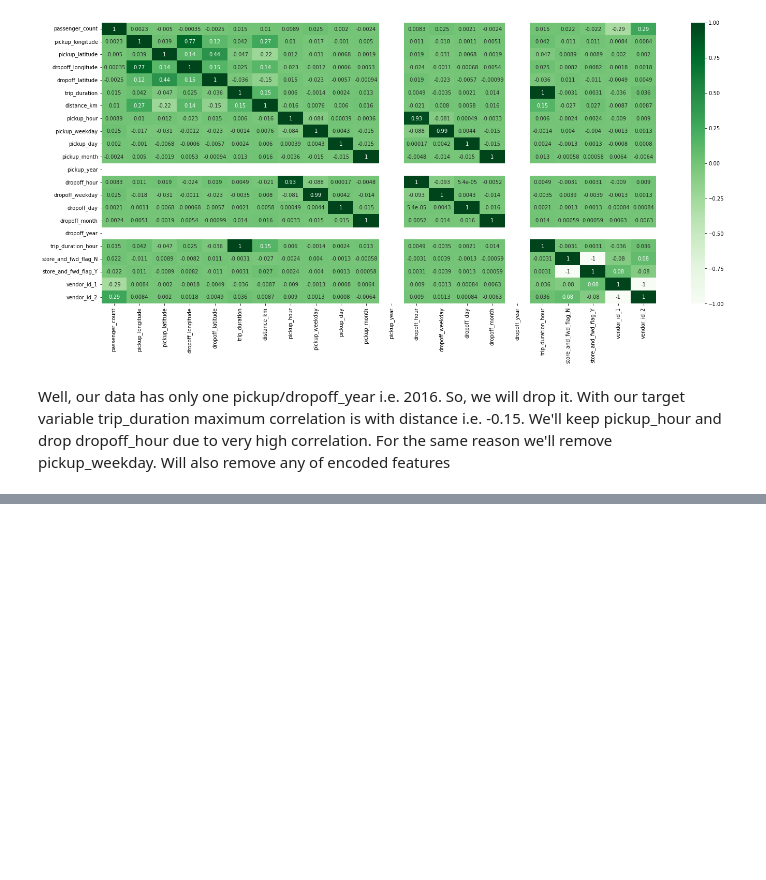
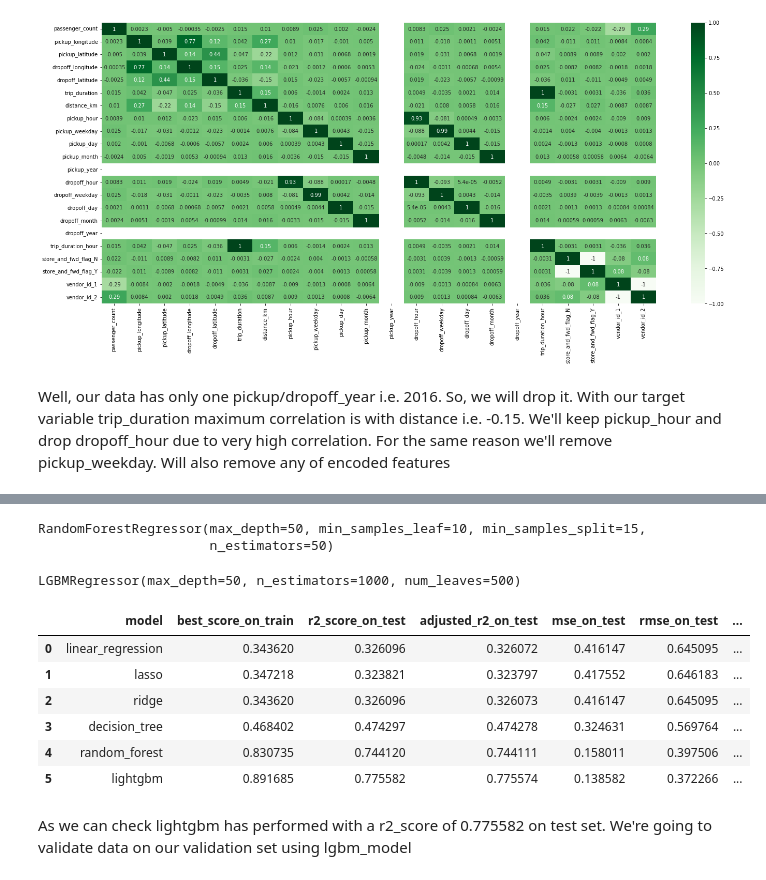
Before and after one commit to Shivraj285/NYC-Taxi-Trip-Time-Prediction, a Jupyter notebook: NYC_Taxi_Trip_Time_Prediction_Capstone_Project.ipynb, the cells around one changed output, grey strips where cells are left out. Cells and saved outputs as stored; diff of their text form; code cells hidden in the pictures; blank space fills up the shorter version.

```diff
--- a/NYC_Taxi_Trip_Time_Prediction_Capstone_Project.ipynb
+++ b/NYC_Taxi_Trip_Time_Prediction_Capstone_Project.ipynb
@@ -412,0 +591,24 @@ Well, our data has only one pickup/dropoff_year i.e. 2016. So, we will drop it.
+# %%
+from sklearn.ensemble import RandomForestRegressor
+from sklearn.model_selection import RandomizedSearchCV
+
+# config = {
+#     'max_depth': [50, 60, 70],
+#     'min_samples_leaf': [5, 10, 15],
+#     'min_samples_split': [5, 10, 15],
+#     'n_estimators': [10, 50]
+# }
+
+# Running RandomizedSearchCV for RandomForestRegressor with 10x2, 20 fit causing
+# colab memory to crash everytime. So commented this out
+# rs =  RandomizedSearchCV(RandomForestRegressor(), config, cv=2, return_train_score=False, n_jobs=-1, verbose=10)
+# rs.fit(X_train, y_train)
+
+# This should be completed within 10 minutes on colab, have seperatedly tested hyperparameters
+# in local system, these params somehow performs significantly better, we would still go for lightbgm
+# executed within 10 min
+randomForest_model = RandomForestRegressor(n_estimators=50, min_samples_leaf=10, min_samples_split=15, max_features='auto', max_depth=50, bootstrap=True)
+randomForest_model.fit(X_train, y_train)
+# %% [output]
+RandomForestRegressor(max_depth=50, min_samples_leaf=10, min_samples_split=15,
+                      n_estimators=50)
@@ -412,0 +634,51 @@ Well, our data has only one pickup/dropoff_year i.e. 2016. So, we will drop it.
+# %%
+from lightgbm import LGBMRegressor
+
+# though lightbgm won't eat up memory, but 10x2 fits is
+# taking more than 25 minutes
+# config = {
+#     'max_depth': [20, 50, 75],
+#     'num_leaves': [100, 500, 1000],
+#     'n_estimators': [100, 500, 1000]
+# }
+
+# rs_lgbm =  RandomizedSearchCV(LGBMRegressor(objective='regression'), config, cv=2, return_train_score=False, n_jobs=-1, verbose=10)
+# rs_lgbm.fit(X_train, y_train)
+
+# I've run it and found the {'max_depth': 50, 'n_estimators': 1000, 'num_leaves': 500} to be best params
+lgbm_model = LGBMRegressor(max_depth=50, n_estimators=1000, num_leaves=500)
+lgbm_model.fit(X_train, y_train)
+# %% [output]
+LGBMRegressor(max_depth=50, n_estimators=1000, num_leaves=500)
+# %%
+y_pred_lgbm = lgbm_model.predict(X_test)
+y_pred_train_lgbm = lgbm_model.predict(X_train)
+
+mse = mean_squared_error(y_test, y_pred_lgbm)
+rtwoscore = r2_score(y_test, y_pred_lgbm)
+adjusted_r2 = 1-(1-rtwoscore)*((X_test.shape[0]-1)/(X_test.shape[0]-X_test.shape[1]-1))
+
+model_dataFrame = model_dataFrame.append({
+    'model': 'lightgbm',
+    'best_score_on_train': r2_score(y_train, y_pred_train_lgbm), # best_score stands for r2_score obtained on training data
+    'r2_score_on_test': r2_score(y_test, y_pred_lgbm),
+    'adjusted_r2_on_test': adjusted_r2,
+    'mse_on_test': mse,
+    'rmse_on_test': np.sqrt(mse),
+    # params that we've used in previous cell
+    'best_params': "{'max_depth': 50, 'n_estimators': 1000, 'num_leaves': 500}"
+}, ignore_index=True)
+# %%
+model_dataFrame
+
+model_dataFrame.style.set_properties(subset=['best_params'], **{'width': '420px'})
+# %% [output]
+|  | model | best_score_on_train | r2_score_on_test | adjusted_r2_on_test | mse_on_test | rmse_on_test | ... |
+| 0 | linear_regression | 0.343620 | 0.326096 | 0.326072 | 0.416147 | 0.645095 | ... |
+| 1 | lasso | 0.347218 | 0.323821 | 0.323797 | 0.417552 | 0.646183 | ... |
+| 2 | ridge | 0.343620 | 0.326096 | 0.326073 | 0.416147 | 0.645095 | ... |
+| 3 | decision_tree | 0.468402 | 0.474297 | 0.474278 | 0.324631 | 0.569764 | ... |
+| 4 | random_forest | 0.830735 | 0.744120 | 0.744111 | 0.158011 | 0.397506 | ... |
+| 5 | lightgbm | 0.891685 | 0.775582 | 0.775574 | 0.138582 | 0.372266 | ... |
+# %% [markdown]
+As we can check lightgbm has performed with a r2_score of 0.775582 on test set. We're going to validate data on our validation set using lgbm_model
```
Also changed, not shown: parts of 16 cells of this notebook.
